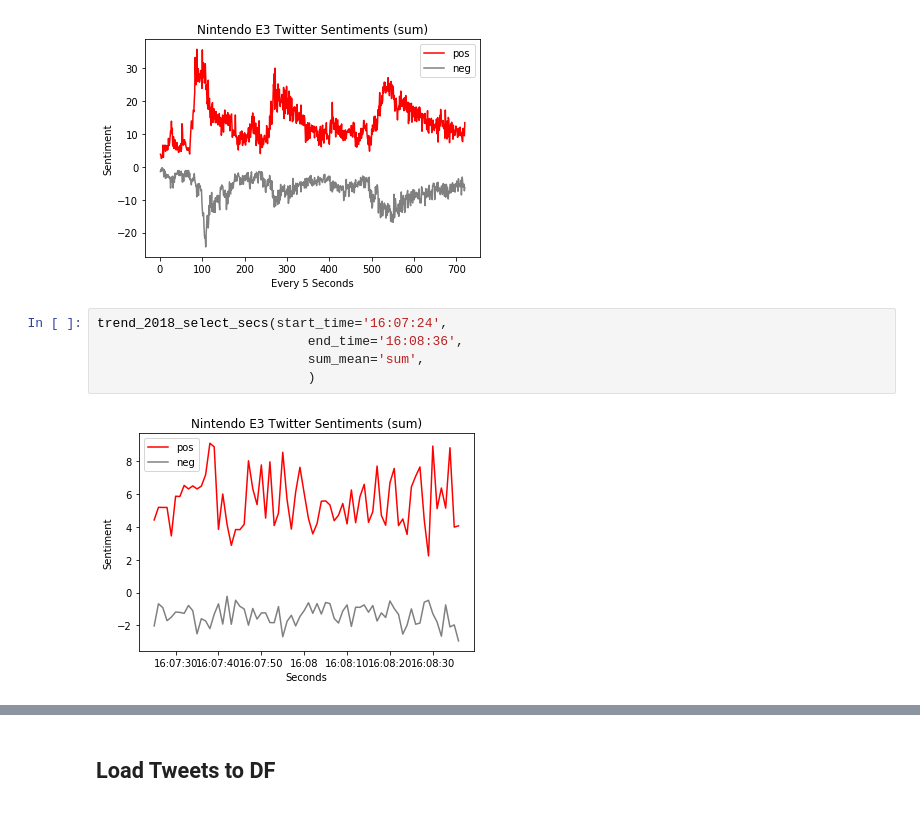
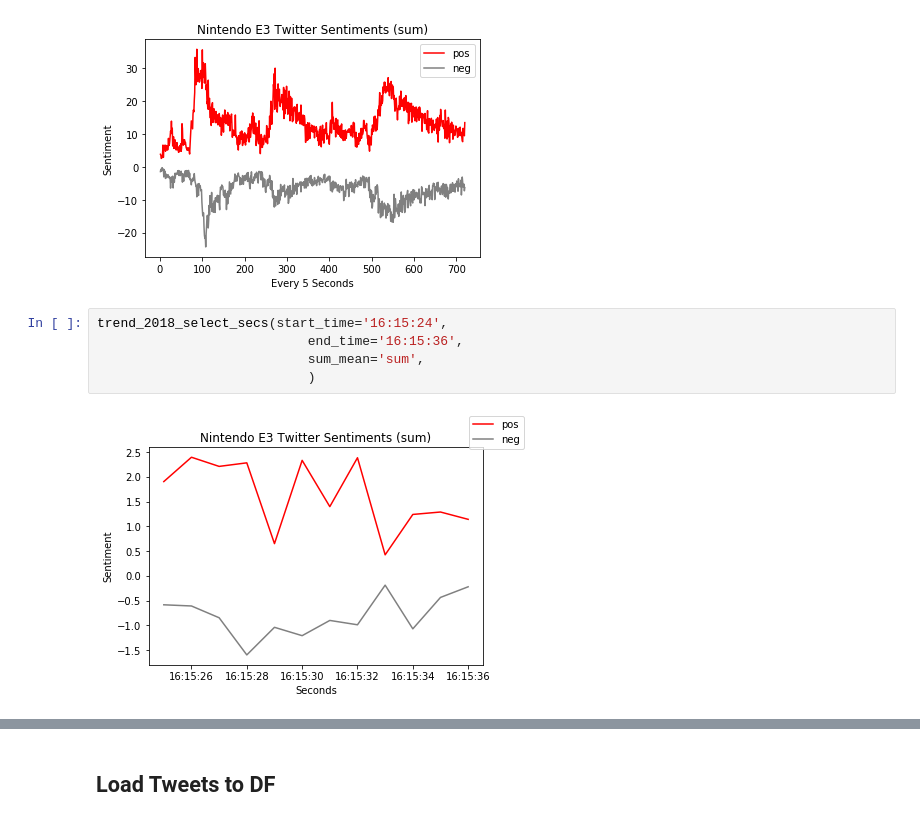
Before and after one commit to Laura-ShummonMaass/Nintendo_E3_Sentiment_Analysis, a Jupyter notebook: 2018_cleaning_and_trends_radars.ipynb, the cells around one changed output, grey strips where cells are left out. Saved outputs shown, nothing was run; the diff lists cells and outputs as text.

```diff
--- a/2018_cleaning_and_trends_radars.ipynb
+++ b/2018_cleaning_and_trends_radars.ipynb
@@ -62,12 +62,12 @@ trend_2018_5_secs(sum_mean='sum')
 # %% [output]
 [figure]
 # %%
-trend_2018_select_secs(start_time='16:07:24',
-                           end_time='16:08:36',
+trend_2018_select_secs(start_time='16:15:24',
+                           end_time='16:15:36',
                            sum_mean='sum',
                            )
 # %% [output]
-[figure, old version]
+[figure, new version]
 # %%
 radar_2018(start_time='16:03:24',
                end_time='16:03:36',
```
Also changed, not shown: parts of 1 cell of this notebook, 5 other files.
